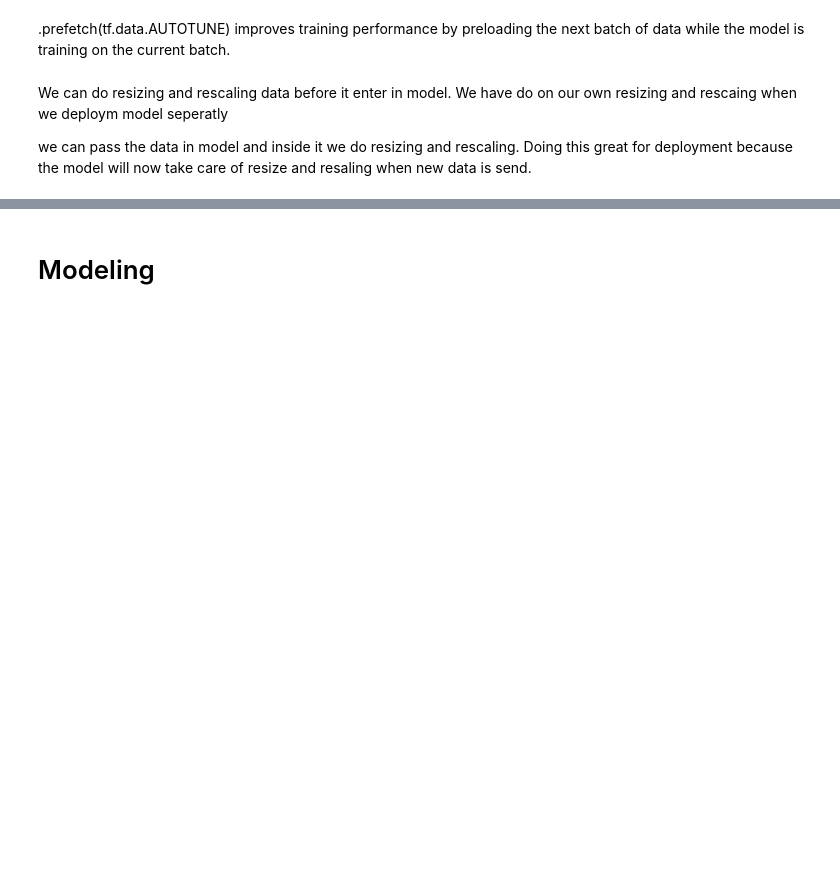
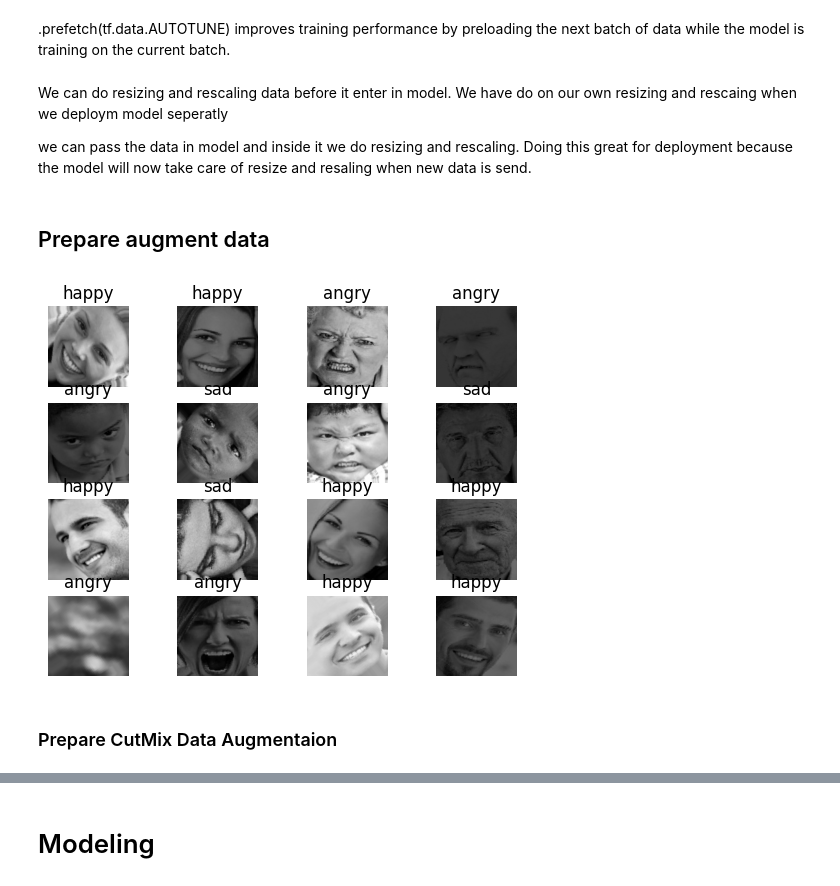
Before and after one commit to Avit-hodibu/computer-vision-with-deep-learning, a Jupyter notebook: Human_Emotions_Detection/Human_Emotions_Detection.ipynb, the cells around one changed output, grey strips where cells are left out. Cells and saved outputs as stored; diff of their text form; code cells hidden in the pictures; blank space fills up the shorter version.

```diff
--- a/Human_Emotions_Detection/Human_Emotions_Detection.ipynb
+++ b/Human_Emotions_Detection/Human_Emotions_Detection.ipynb
@@ -114,0 +122,10 @@ tf.argmax(labels[i], axis=0) – Finds the index of the highest value in the one
+# %%
+# tf.keras.layer augment
+augment_layers = tf.keras.Sequential([
+  RandomRotation(factor = (-0.025, 0.025)),
+  RandomFlip(mode='horizontal',),
+  RandomContrast(factor=0.1),
+])
+# %%
+def augment_layer(image, label):
+  return augment_layers(image, training = True), label
@@ -137,3 +214,24 @@ resize_rescale_layers = tf.keras.Sequential([
        Resizing(CONFIGURATION["IM_SIZE"], CONFIGURATION["IM_SIZE"]),
        Rescaling(1./255),
 ])
+# %% [markdown]
+## Prepare augment data
+# %%
+training_dataset = (
+    train_dataset
+    #num_parallel_calls=tf.data.AUTOTUNE allows TensorFlow to determine the optimal number of parallel calls for processing, improving efficiency
+    .map(augment_layer, num_parallel_calls=tf.data.AUTOTUNE)
+    #.prefetch(tf.data.AUTOTUNE)
+)
+# %%
+# visualization of augmentated dataset
+for images, labels in training_dataset.take(1): # take(1) 1 batch of train_dataset
+  for i in range(16):
+    ax = plt.subplot(4,4, i+1)
+    plt.imshow(images[i]/255.)
+    plt.title(CONFIGURATION["CLASS_NAMES"][tf.argmax(labels[i], axis = 0).numpy()])
+    plt.axis("off")
+# %% [output]
+[figure, added]
+# %% [markdown]
+### Prepare CutMix Data Augmentaion
```
Also changed, not shown: parts of 87 cells of this notebook, 1 other file.
